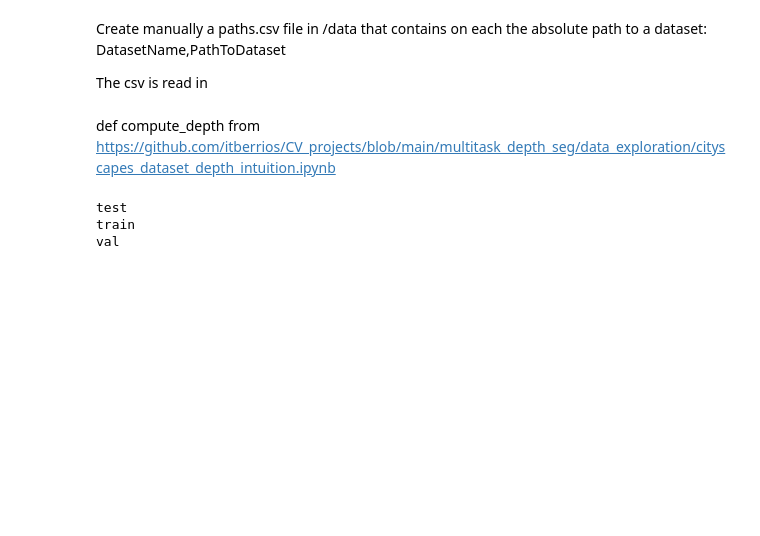
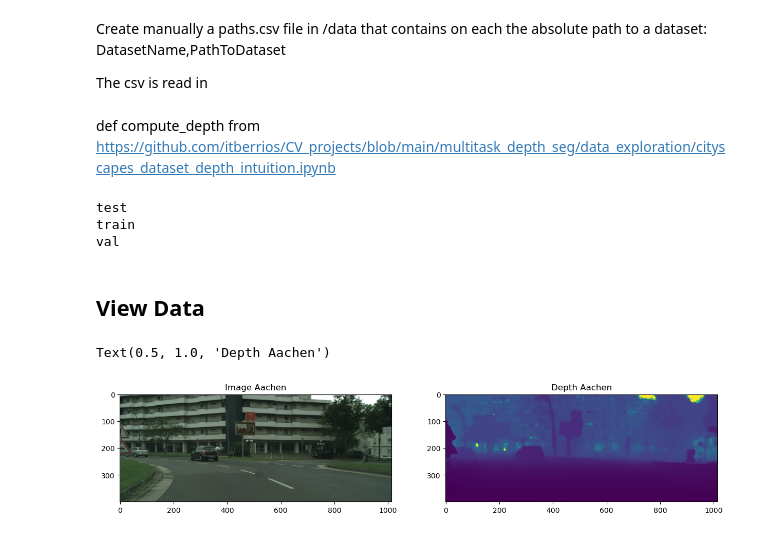
Before and after one commit to wimlooijmans/CloudyPoints, a Jupyter notebook: data_preparation/data_preparation.ipynb, the cells around one changed output. Drawn from its saved outputs; the diff is of its cells as text; code cells hidden in the pictures; blank space fills up the shorter version.

Commit message:
added sample image of resized dataset

```diff
--- a/data_preparation/data_preparation.ipynb
+++ b/data_preparation/data_preparation.ipynb
@@ -139,3 +139,22 @@ for set_name in [x.stem for x in path_cityscapes_leftImg8bit.iterdir() if x.is_d
 test
 train
 val
+# %% [markdown]
+## View Data
+# %%
+# path_sample_image = Path('data') / 'left_images' / 'train' / 'data/left_images/train/aachen_000000_000019_left_image.png'
+path_sample_image = Path('../data/left_images/train/aachen_000000_000019_left_image.png')
+path_sample_depth = Path('../data/depth/train/aachen_000000_000019_depth_image.png')
+# %%
+sample_image  = Image.open(path_sample_image)
+sample_depth  = Image.open(path_sample_depth)
+
+
+fig, ax = plt.subplots(1, 2, figsize=(15, 5))
+ax[0].imshow(sample_image)
+ax[0].set_title('Image Aachen')
+ax[1].imshow(sample_depth)
+ax[1].set_title('Depth Aachen')
+# %% [output]
+Text(0.5, 1.0, 'Depth Aachen')
+[figure, added]
```
Also changed, not shown: 2 other files.
